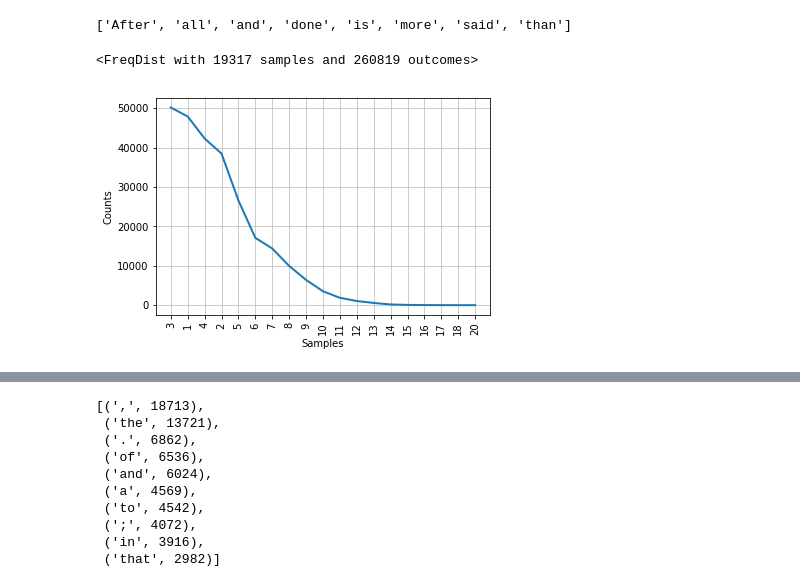
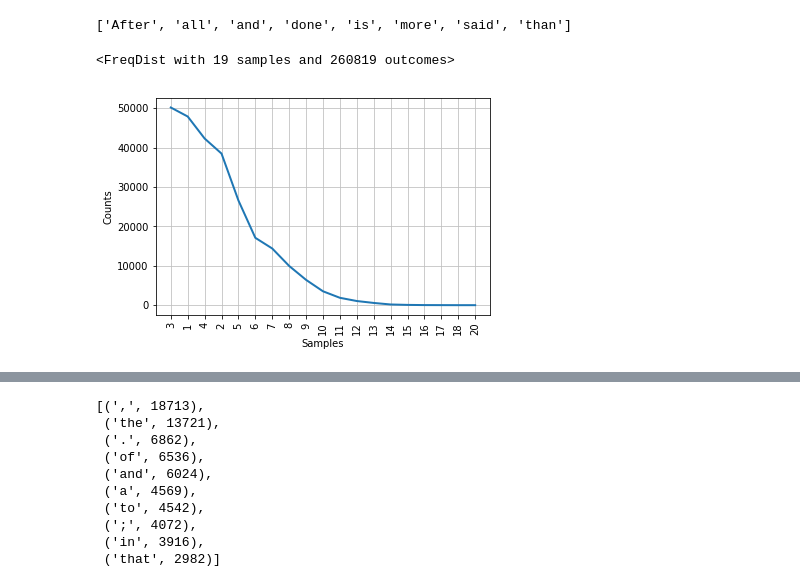
Before and after one commit to metinsenturk/review-analysis, a Jupyter notebook: notebooks/eda/nltk_ch01.ipynb, the cells around one changed output, grey strips where cells are left out. Drawn from its saved outputs; the diff is of its cells as text; code cells hidden in the pictures.

```diff
--- a/notebooks/eda/nltk_ch01.ipynb
+++ b/notebooks/eda/nltk_ch01.ipynb
@@ -144,10 +140,11 @@ tokens = sorted(tokens)
 tokens
 # %% [output]
 ['After', 'all', 'and', 'done', 'is', 'more', 'said', 'than']
-# %%
-fdist1 = FreqDist(text1)
-print(fdist1)
-fdist.plot()
-# %% [output]
-<FreqDist with 19317 samples and 260819 outcomes>
-[figure, removed]
+# %%
+from nltk import FreqDist
+fdist1 = FreqDist(len(w) for w in text1)
+print(fdist1)
+fdist1.plot()
+# %% [output]
+<FreqDist with 19 samples and 260819 outcomes>
+[figure, added]
```
Also changed, not shown: parts of 2 cells of this notebook, 6 other files.
